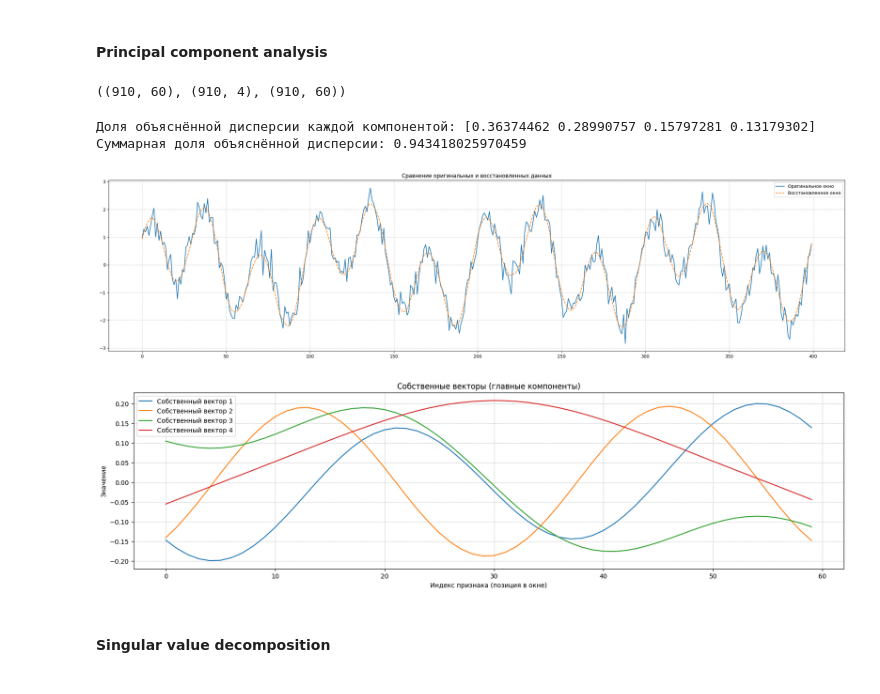
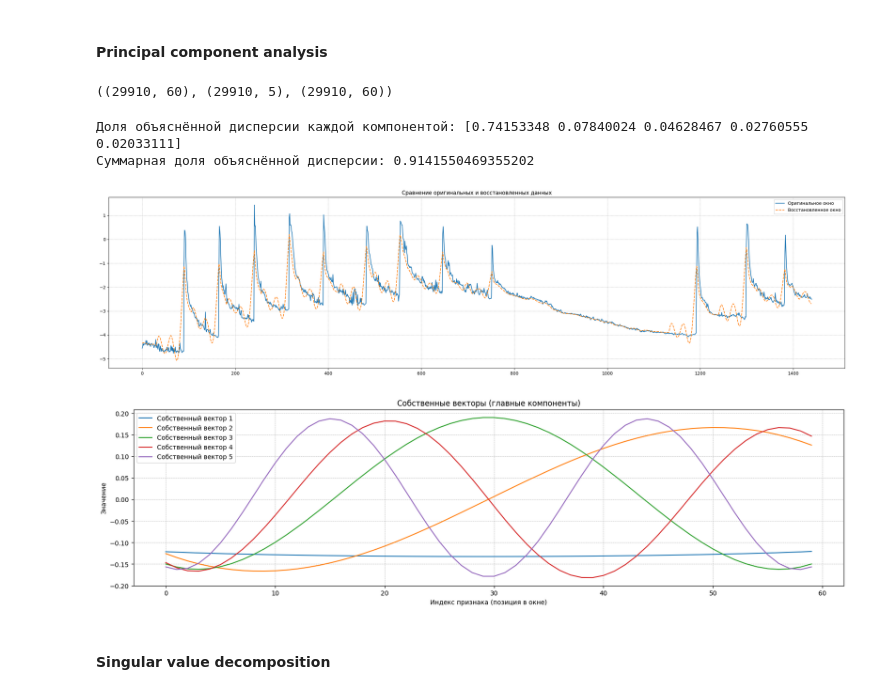
Before and after one commit to 3yungar/dl_phd_project, a Jupyter notebook: anomaly_forecasting/feature_space_compression.ipynb, the cells around one changed output. Saved outputs shown, nothing was run; the diff lists cells and outputs as text; code cells hidden in the pictures.

```diff
--- a/anomaly_forecasting/feature_space_compression.ipynb
+++ b/anomaly_forecasting/feature_space_compression.ipynb
@@ -20,2 +25,4 @@ signal = signal.astype('float32')
+# %%
+signal = pd.read_csv('../data/small_data.csv', usecols=['temp_ice']).values[:30000].reshape(-1)
 # %%
 plt.figure(figsize=(30, 6))
@@ -57,7 +65,7 @@ def plot_reconstructed_data(X_reconstructed, length=400):
     plt.grid(linestyle='--', linewidth=0.5)
     plt.show()
 # %%
-N_COMPRESSED_FEATURES = 4
+N_COMPRESSED_FEATURES = 5
 # %% [markdown]
 ### Linear methods
 # %% [markdown]
@@ -73,18 +81,18 @@ X_pca_reconstructed = pca.inverse_transform(X_pca_compressed)
 # %%
 X.shape, X_pca_compressed.shape, X_pca_reconstructed.shape
 # %% [output]
-((910, 60), (910, 4), (910, 60))
+((29910, 60), (29910, 5), (29910, 60))
 # %%
 pca_explained_variance = pca.explained_variance_ratio_
 print(f"Доля объяснённой дисперсии каждой компонентой: {pca_explained_variance}")
 print(f"Суммарная доля объяснённой дисперсии: {np.sum(pca_explained_variance)}")
 # %% [output]
-Доля объяснённой дисперсии каждой компонентой: [0.36374462 0.28990757 0.15797281 0.13179302]
-Суммарная доля объяснённой дисперсии: 0.943418025970459
+Доля объяснённой дисперсии каждой компонентой: [0.74153348 0.07840024 0.04628467 0.02760555 0.02033111]
+Суммарная доля объяснённой дисперсии: 0.9141550469355202
 # %%
-plot_reconstructed_data(X_pca_reconstructed)
+plot_reconstructed_data(X_pca_reconstructed, 1440)
 # %% [output]
-[figure, old version]
+[figure, new version]
 # %%
 # Данные собственных векторов
 eigenvectors = pca.components_  # Размер: (n_components, window_size)
@@ -100,7 +108,7 @@ plt.legend()
 plt.grid(True, linestyle='--', linewidth=0.5)
 plt.show()
 # %% [output]
-[figure, old version]
+[figure, new version]
 # %% [markdown]
 #### Singular value decomposition
 # %%
```
Also changed, not shown: parts of 12 cells of this notebook.
